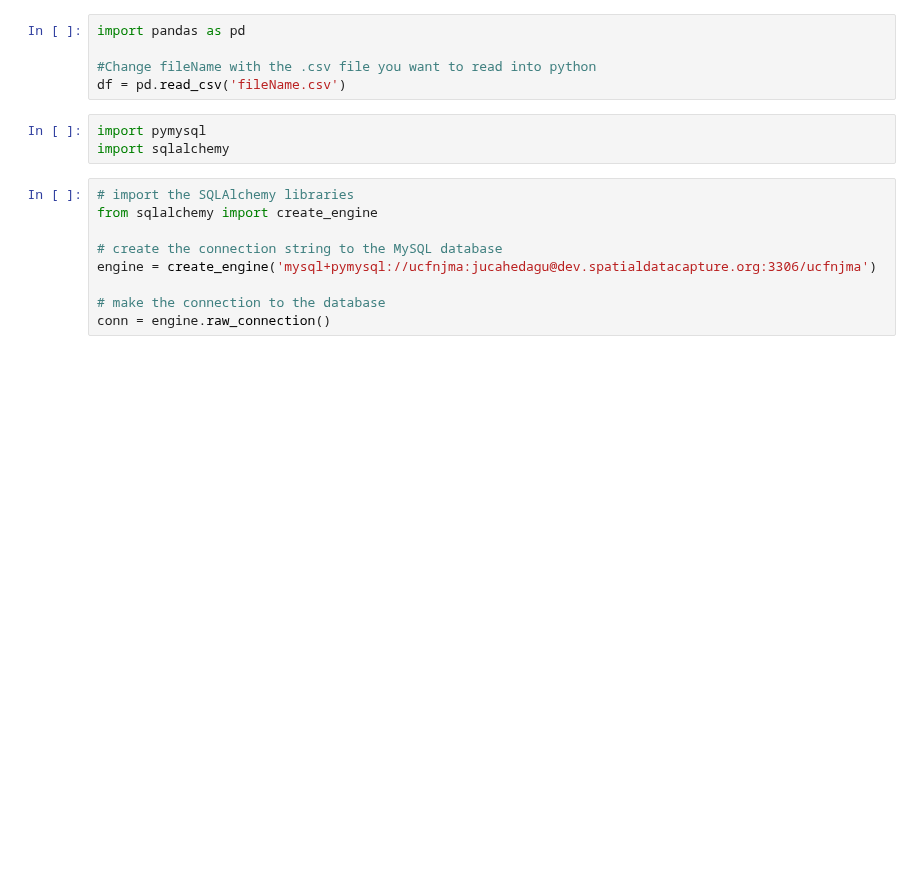
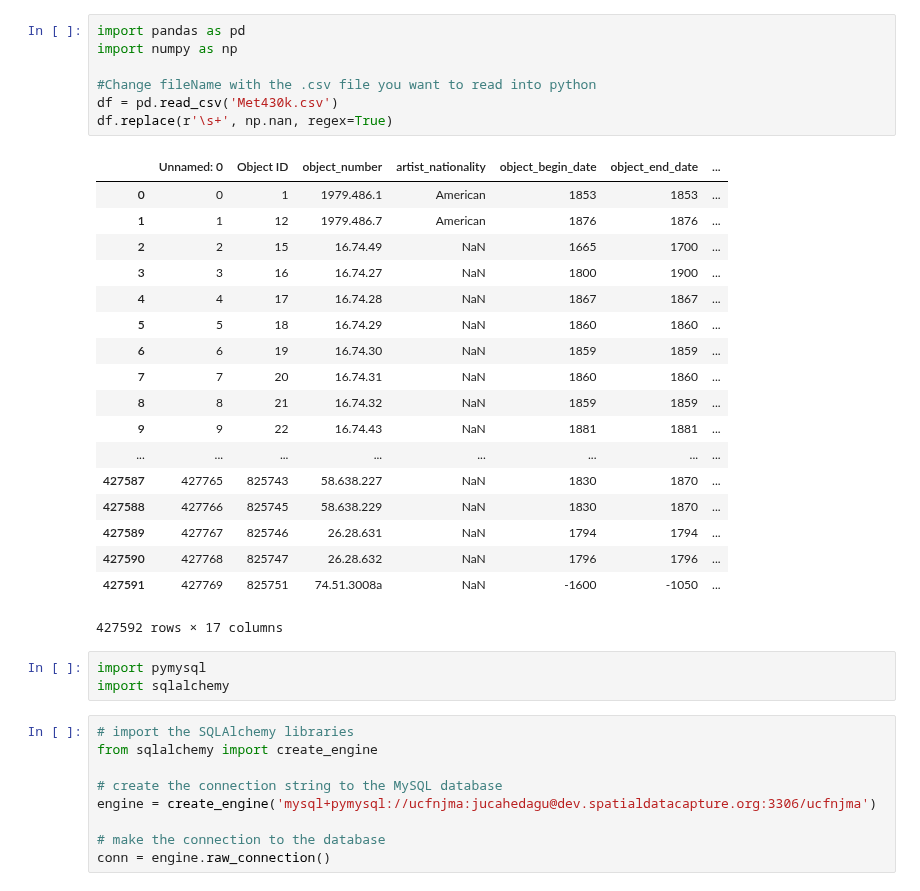
Before and after one commit to ucfnmyo/SDC_MuseumsProject, a Jupyter notebook: MISC/Cl/Python2SQL.ipynb, the cells around one changed output. Cells and saved outputs as stored; diff of their text form; blank space fills up the shorter version.

```diff
--- a/MISC/Cl/Python2SQL.ipynb
+++ b/MISC/Cl/Python2SQL.ipynb
@@ -1,8 +1,29 @@
 # %%
 import pandas as pd
+import numpy as np
 
 #Change fileName with the .csv file you want to read into python
-df = pd.read_csv('fileName.csv')
+df = pd.read_csv('Met430k.csv')
+df.replace(r'\s+', np.nan, regex=True)
+# %% [output]
+|  | Unnamed: 0 | Object ID | object_number | artist_nationality | object_begin_date | object_end_date | ... |
+| 0 | 0 | 1 | 1979.486.1 | American | 1853 | 1853 | ... |
+| 1 | 1 | 12 | 1979.486.7 | American | 1876 | 1876 | ... |
+| 2 | 2 | 15 | 16.74.49 | NaN | 1665 | 1700 | ... |
+| 3 | 3 | 16 | 16.74.27 | NaN | 1800 | 1900 | ... |
+| 4 | 4 | 17 | 16.74.28 | NaN | 1867 | 1867 | ... |
+| 5 | 5 | 18 | 16.74.29 | NaN | 1860 | 1860 | ... |
+| 6 | 6 | 19 | 16.74.30 | NaN | 1859 | 1859 | ... |
+| 7 | 7 | 20 | 16.74.31 | NaN | 1860 | 1860 | ... |
+| 8 | 8 | 21 | 16.74.32 | NaN | 1859 | 1859 | ... |
+| 9 | 9 | 22 | 16.74.43 | NaN | 1881 | 1881 | ... |
+| ... | ... | ... | ... | ... | ... | ... | ... |
+| 427587 | 427765 | 825743 | 58.638.227 | NaN | 1830 | 1870 | ... |
+| 427588 | 427766 | 825745 | 58.638.229 | NaN | 1830 | 1870 | ... |
+| 427589 | 427767 | 825746 | 26.28.631 | NaN | 1794 | 1794 | ... |
+| 427590 | 427768 | 825747 | 26.28.632 | NaN | 1796 | 1796 | ... |
+| 427591 | 427769 | 825751 | 74.51.3008a | NaN | -1600 | -1050 | ... |
+427592 rows × 17 columns
 # %%
 import pymysql
 import sqlalchemy
```
Also changed, not shown: parts of 2 cells of this notebook, 2 other files.
